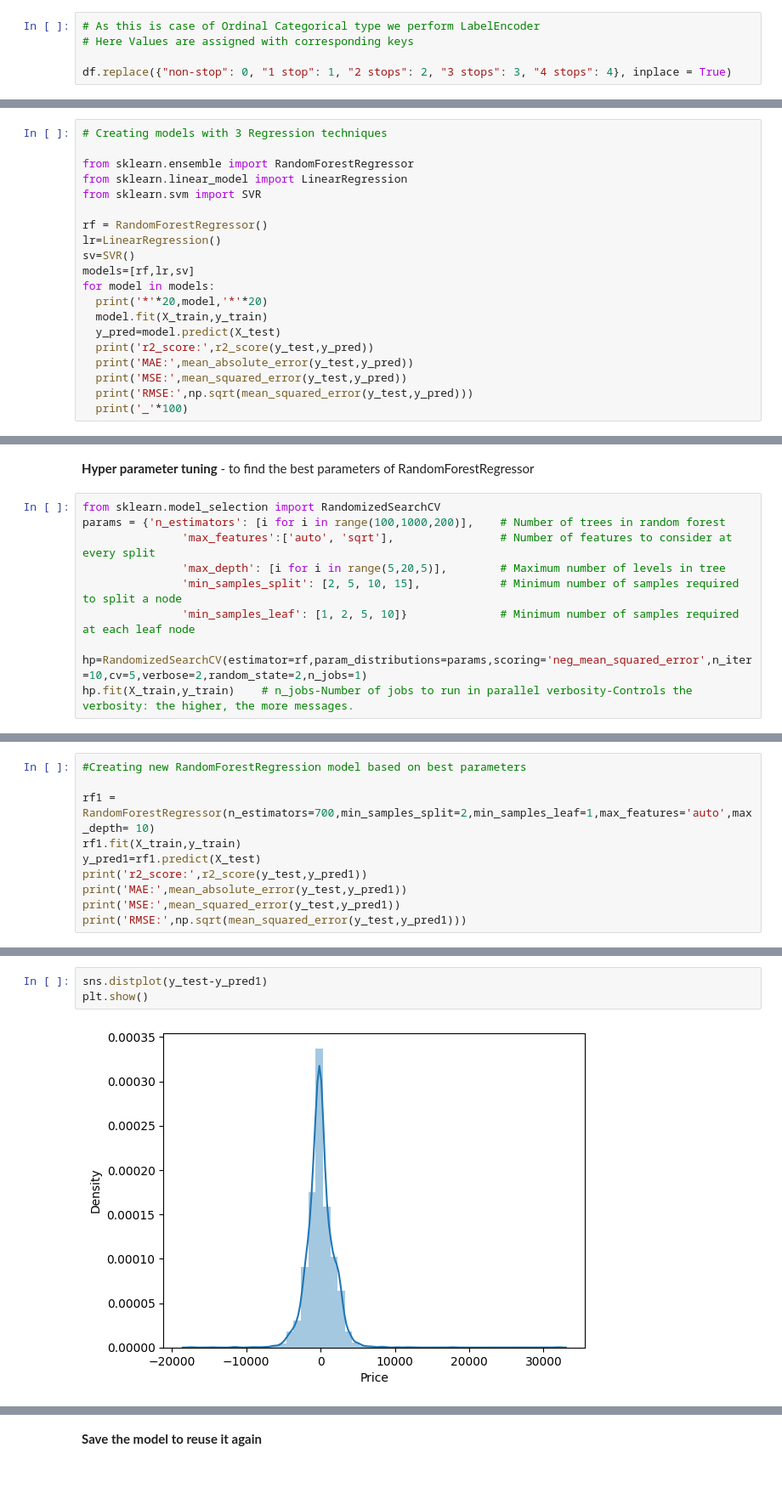
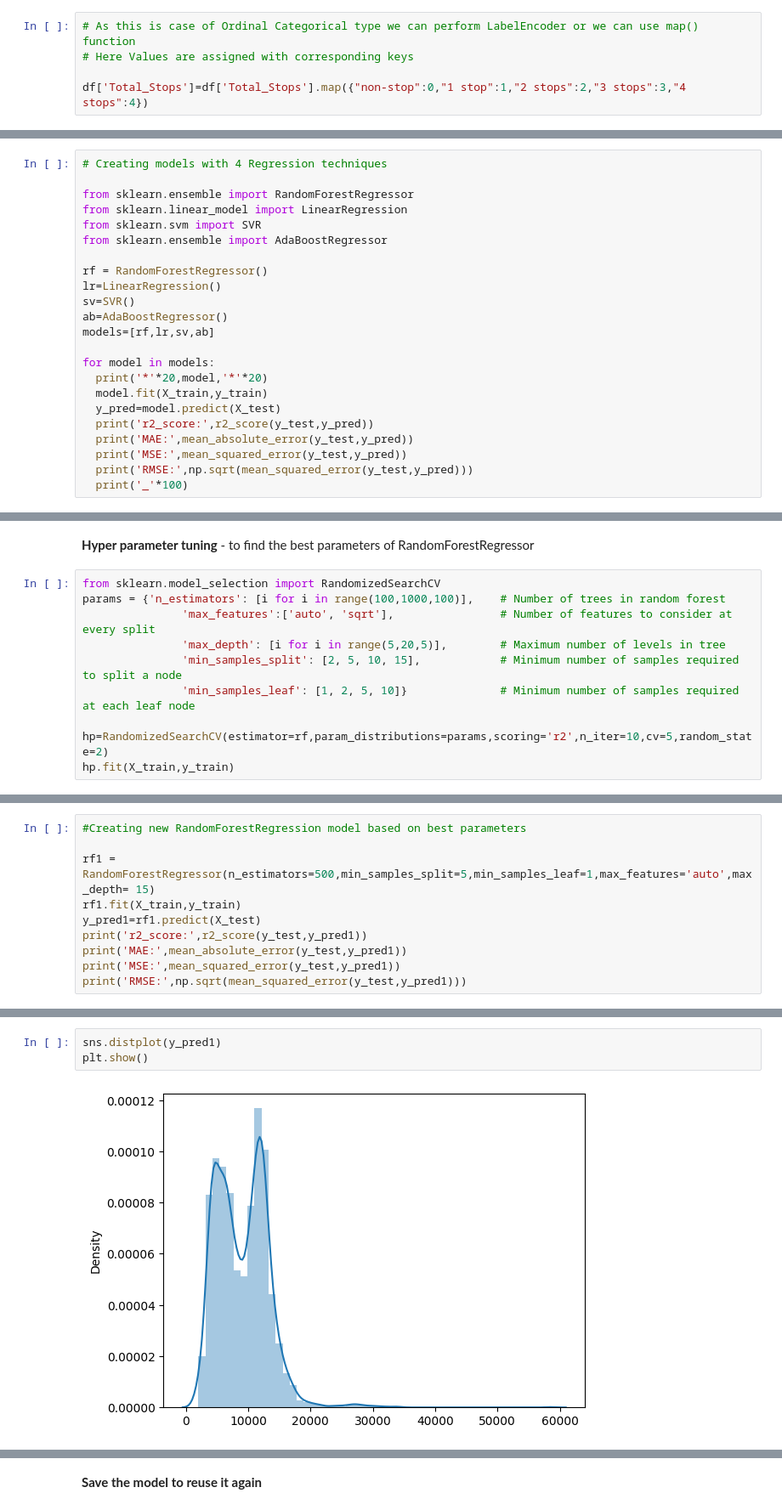
Before and after one commit to rockyjoson/flight_price_prediction, a Jupyter notebook: Flight_price_prediction.ipynb, the cells around one changed output, grey strips where cells are left out. Shown: that part at 85% size. Cells and saved outputs as stored; diff of their text form; blank space fills up the shorter version.

```diff
--- a/Flight_price_prediction.ipynb
+++ b/Flight_price_prediction.ipynb
@@ -348,10 +339,10 @@ Name: Total_Stops, dtype: int64
 
 df.drop(["Route", "Additional_Info"], axis = 1, inplace = True)
 # %%
-# As this is case of Ordinal Categorical type we perform LabelEncoder
+# As this is case of Ordinal Categorical type we can perform LabelEncoder or we can use map() function
 # Here Values are assigned with corresponding keys
 
-df.replace({"non-stop": 0, "1 stop": 1, "2 stops": 2, "3 stops": 3, "4 stops": 4}, inplace = True)
+df['Total_Stops']=df['Total_Stops'].map({"non-stop":0,"1 stop":1,"2 stops":2,"3 stops":3,"4 stops":4})
 # %%
 df.head()
 # %% [output]
@@ -457,16 +448,19 @@ array([[0.        , 0.88461538, 0.        , ..., 0.        , 0.        ,
 # Splitting train and test data
 X_train, X_test, y_train, y_test = train_test_split(X, y, test_size = 0.3, random_state = 1)
 # %%
-# Creating models with 3 Regression techniques
+# Creating models with 4 Regression techniques
 
 from sklearn.ensemble import RandomForestRegressor
 from sklearn.linear_model import LinearRegression
 from sklearn.svm import SVR
+from sklearn.ensemble import AdaBoostRegressor
 
 rf = RandomForestRegressor()
 lr=LinearRegression()
 sv=SVR()
-models=[rf,lr,sv]
+ab=AdaBoostRegressor()
+models=[rf,lr,sv,ab]
+
 for model in models:
   print('*'*20,model,'*'*20)
   model.fit(X_train,y_train)
@@ -501,12 +494,12 @@ Highest r2_score for RandomForestRegressor
 **Hyper parameter tuning** - to find the best parameters of RandomForestRegressor
 # %%
 from sklearn.model_selection import RandomizedSearchCV
-params = {'n_estimators': [i for i in range(100,1000,200)],    # Number of trees in random forest
+params = {'n_estimators': [i for i in range(100,1000,100)],    # Number of trees in random forest
                'max_features':['auto', 'sqrt'],                # Number of features to consider at every split
                'max_depth': [i for i in range(5,20,5)],        # Maximum number of levels in tree
                'min_samples_split': [2, 5, 10, 15],            # Minimum number of samples required to split a node
                'min_samples_leaf': [1, 2, 5, 10]}              # Minimum number of samples required at each leaf node
 
-hp=RandomizedSearchCV(estimator=rf,param_distributions=params,scoring='neg_mean_squared_error',n_iter=10,cv=5,verbose=2,random_state=2,n_jobs=1)
-hp.fit(X_train,y_train)    # n_jobs-Number of jobs to run in parallel verbosity-Controls the verbosity: the higher, the more messages.
+hp=RandomizedSearchCV(estimator=rf,param_distributions=params,scoring='r2',n_iter=10,cv=5,random_state=2)
+hp.fit(X_train,y_train)
 # %% [output]
@@ -546,7 +523,7 @@ hp.best_params_
 # %%
 #Creating new RandomForestRegression model based on best parameters
 
-rf1 = RandomForestRegressor(n_estimators=700,min_samples_split=2,min_samples_leaf=1,max_features='auto',max_depth= 10)
+rf1 = RandomForestRegressor(n_estimators=500,min_samples_split=5,min_samples_leaf=1,max_features='auto',max_depth= 15)
 rf1.fit(X_train,y_train)
 y_pred1=rf1.predict(X_test)
 print('r2_score:',r2_score(y_test,y_pred1))
@@ -561,5 +538,5 @@ RMSE: 1919.9823532240923
 # %%
-sns.distplot(y_test-y_pred1)
+sns.distplot(y_pred1)
 plt.show()
 # %% [output]
-[figure, old version]
+[figure, new version]
```
Also changed, not shown: parts of 18 cells of this notebook, 3 other files.
